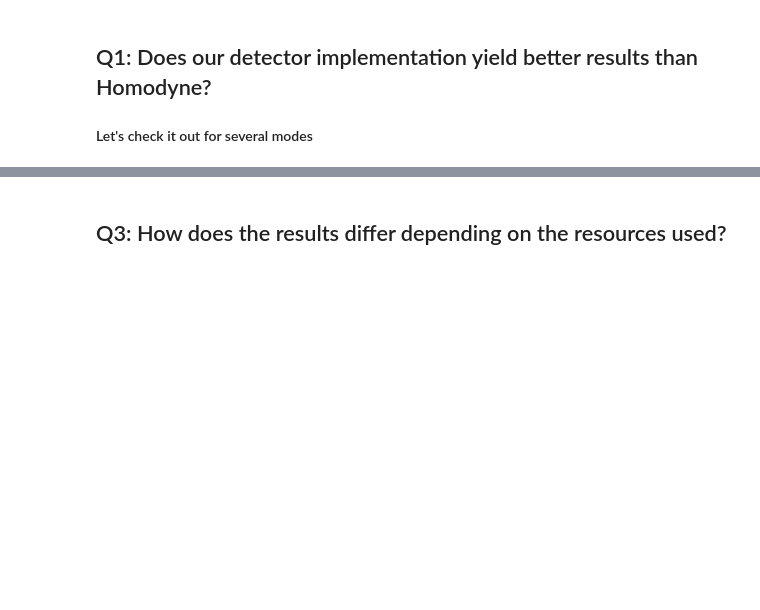
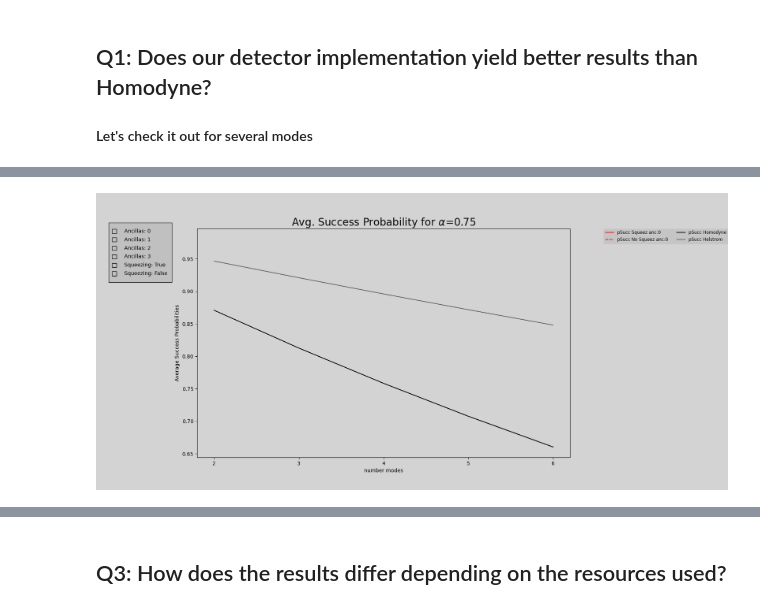
Before and after one commit to iamtxena/coherent-state-discrimination, a Jupyter notebook: examples/plot_results.ipynb, the cells around one changed output, grey strips where cells are left out. Cells and saved outputs as stored; diff of their text form; code cells hidden in the pictures; blank space fills up the shorter version.

Commit message:
chores: results from linear codes

```diff
--- a/examples/plot_results.ipynb
+++ b/examples/plot_results.ipynb
@@ -13,5 +13,5 @@ number_points_to_plot = 16
 alpha_step = (alpha_end - alpha_init) / number_points_to_plot
 alphas = list(np.arange(alpha_init, alpha_end, alpha_step))
 # %%
-GlobalResultManager().plot_modes_probs(one_alpha=alphas[5], save_plot=False, interactive_plot=True)
+GlobalResultManager().plot_modes_probs(one_alpha=alphas[8], save_plot=False, interactive_plot=True)
 # %% [output]
@@ -19,3 +18,4 @@ GlobalResultManager().plot_modes_probs(one_alpha=alphas[5], save_plot=False, int
+[figure, added]
 # %%
 GlobalResultManager().plot_modes_probs(save_plot=False, squeezing=True)
 # %% [output]
```
Also changed, not shown: parts of 7 cells of this notebook, 14 other files.
